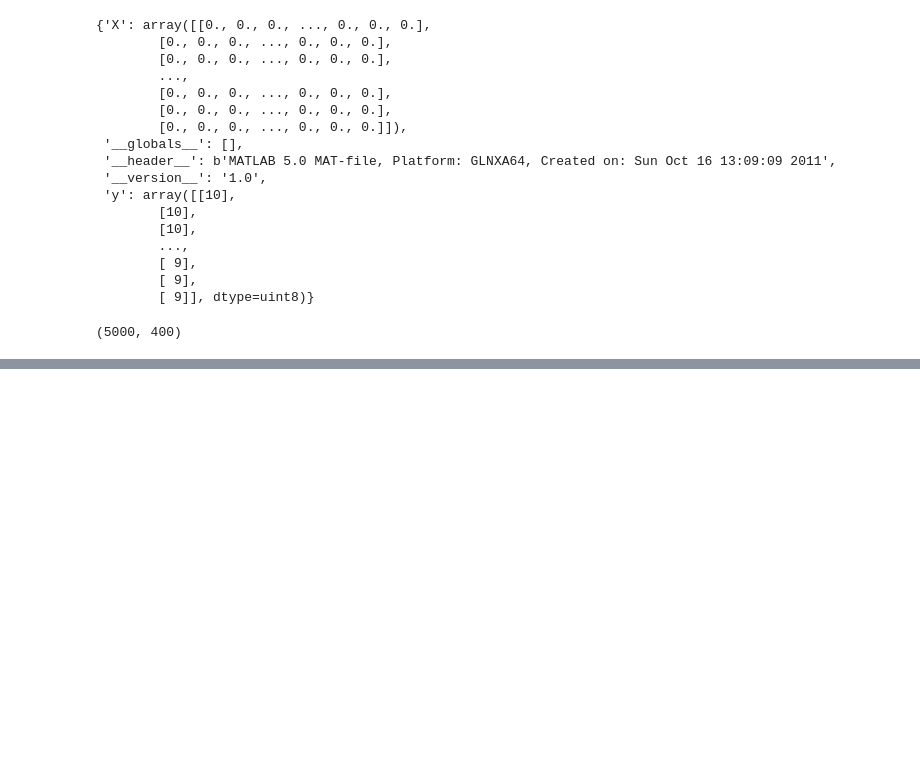
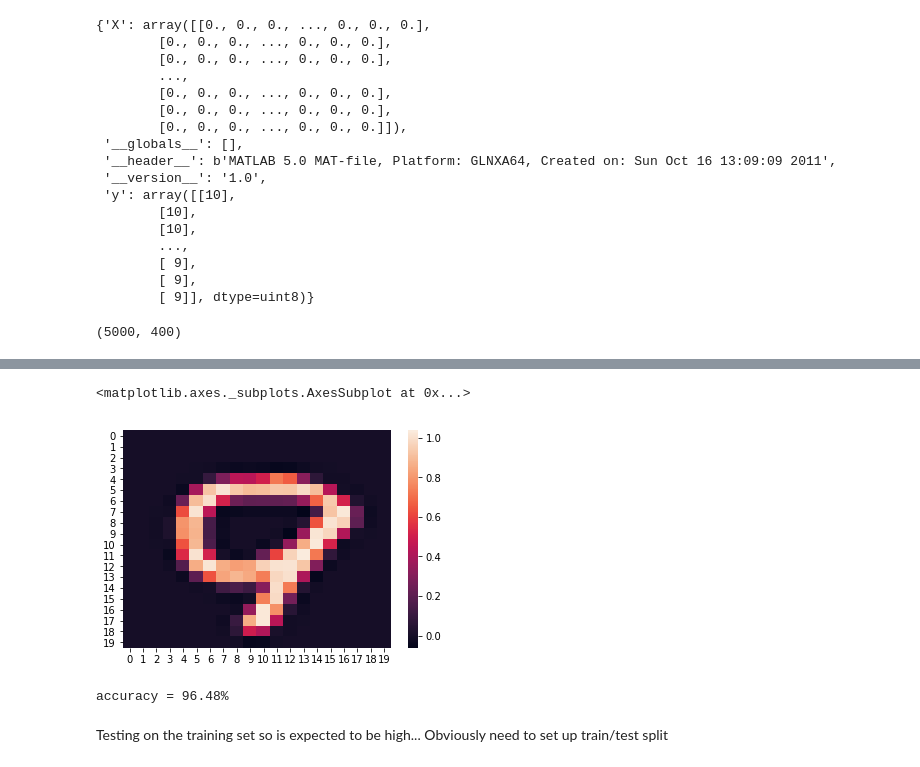
Before and after one commit to jcbaker1/Coursera, a Jupyter notebook: ML/machine-learning-ex3/ex3_python/ex3.ipynb, the cells around one changed output, grey strips where cells are left out. Drawn from its saved outputs; the diff is of its cells as text; code cells hidden in the pictures; blank space fills up the shorter version.

```diff
--- a/ML/machine-learning-ex3/ex3_python/ex3.ipynb
+++ b/ML/machine-learning-ex3/ex3_python/ex3.ipynb
@@ -35,8 +35,10 @@ data
         [ 9],
         [ 9]], dtype=uint8)}
 # %%
-X = np.matrix(data.get('X'))
-y = data.get('y')
+X = np.array(data.get('X'))
+y = data.get('y').reshape(1, -1)[0]
+
+y[y==10] = 0
 # %%
 X.shape # 5000 training examples of 20x20 pixel grids
 # %% [output]
@@ -58,0 +312,13 @@ def sigmoid(z):
+# %%
+# From above the final number is incorrect. Inspect why...
+sns.heatmap(X[4999, :].reshape(20, 20, order='F'))
+# %% [output]
+<matplotlib.axes._subplots.AxesSubplot at 0x...>
+[figure, added]
+# %%
+print('accuracy = {}%'.format(np.mean(p == y)*100))
+# %% [output]
+accuracy = 96.48%
+# %% [markdown]
+Testing on the training set so is expected to be high...
+Obviously need to set up train/test split
```
Also changed, not shown: parts of 30 cells of this notebook.
